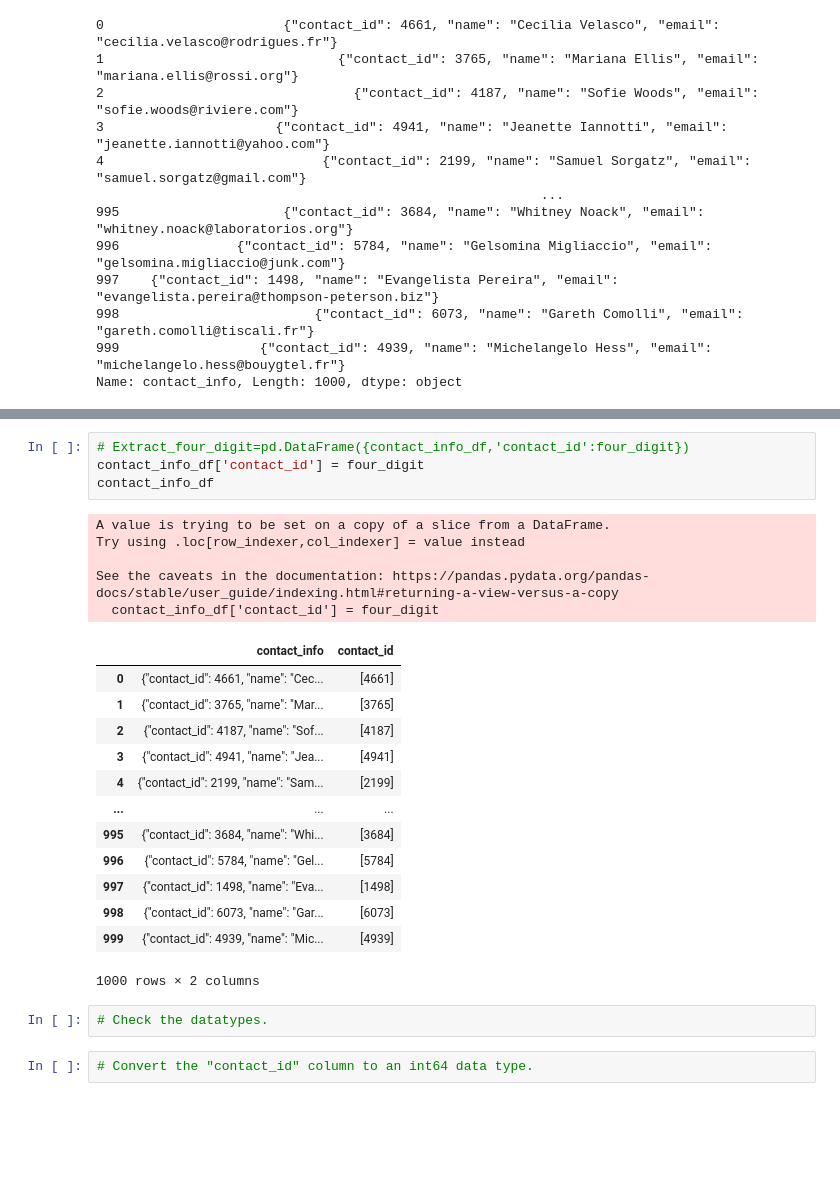
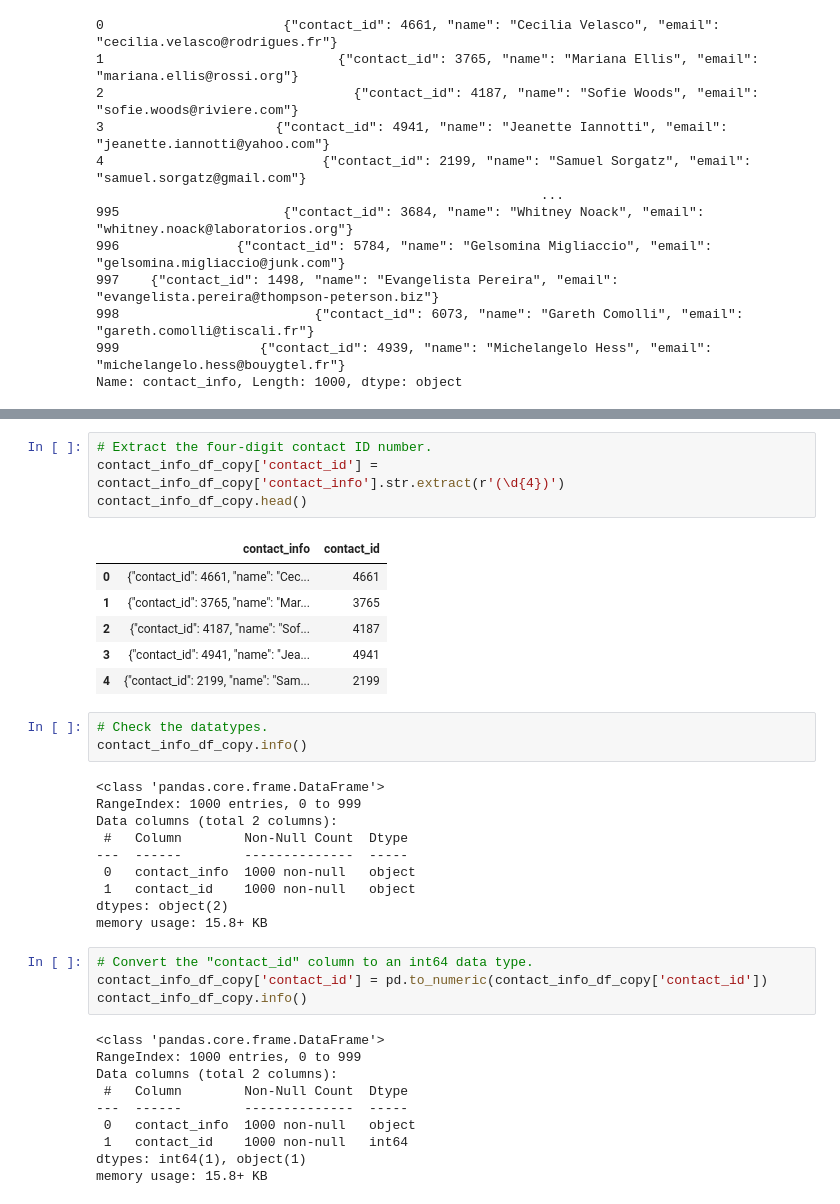
Before and after one commit to Sundakiy/Crowdfunding_ETL, a Jupyter notebook: Starter_Files/ETL_Mini_Project_Starter_Sakiyesi.ipynb, the cells around one changed output, grey strips where cells are left out. Drawn from its saved outputs; the diff is of its cells as text; blank space fills up the shorter version.

```diff
--- a/Starter_Files/ETL_Mini_Project_Starter_Sakiyesi.ipynb
+++ b/Starter_Files/ETL_Mini_Project_Starter_Sakiyesi.ipynb
@@ -529,29 +500,40 @@ four_digit
-# %%
-# Extract_four_digit=pd.DataFrame({contact_info_df,'contact_id':four_digit})
-contact_info_df['contact_id'] = four_digit
-contact_info_df
-# %% [output]
-A value is trying to be set on a copy of a slice from a DataFrame.
-Try using .loc[row_indexer,col_indexer] = value instead
-
-See the caveats in the documentation: https://pandas.pydata.org/pandas-docs/stable/user_guide/indexing.html#returning-a-view-versus-a-copy
-  contact_info_df['contact_id'] = four_digit
-|  | contact_info | contact_id |
-| 0 | {"contact_id": 4661, "name": "Cec... | [4661] |
-| 1 | {"contact_id": 3765, "name": "Mar... | [3765] |
-| 2 | {"contact_id": 4187, "name": "Sof... | [4187] |
-| 3 | {"contact_id": 4941, "name": "Jea... | [4941] |
-| 4 | {"contact_id": 2199, "name": "Sam... | [2199] |
-| ... | ... | ... |
-| 995 | {"contact_id": 3684, "name": "Whi... | [3684] |
-| 996 | {"contact_id": 5784, "name": "Gel... | [5784] |
-| 997 | {"contact_id": 1498, "name": "Eva... | [1498] |
-| 998 | {"contact_id": 6073, "name": "Gar... | [6073] |
-| 999 | {"contact_id": 4939, "name": "Mic... | [4939] |
-1000 rows × 2 columns
+# %%
+# Extract the four-digit contact ID number.
+contact_info_df_copy['contact_id'] = contact_info_df_copy['contact_info'].str.extract(r'(\d{4})')
+contact_info_df_copy.head()
+# %% [output]
+|  | contact_info | contact_id |
+| 0 | {"contact_id": 4661, "name": "Cec... | 4661 |
+| 1 | {"contact_id": 3765, "name": "Mar... | 3765 |
+| 2 | {"contact_id": 4187, "name": "Sof... | 4187 |
+| 3 | {"contact_id": 4941, "name": "Jea... | 4941 |
+| 4 | {"contact_id": 2199, "name": "Sam... | 2199 |
 # %%
 # Check the datatypes.
+contact_info_df_copy.info()
+# %% [output]
+<class 'pandas.core.frame.DataFrame'>
+RangeIndex: 1000 entries, 0 to 999
+Data columns (total 2 columns):
+ #   Column        Non-Null Count  Dtype
+---  ------        --------------  -----
+ 0   contact_info  1000 non-null   object
+ 1   contact_id    1000 non-null   object
+dtypes: object(2)
+memory usage: 15.8+ KB
 # %%
 # Convert the "contact_id" column to an int64 data type.
+contact_info_df_copy['contact_id'] = pd.to_numeric(contact_info_df_copy['contact_id'])
+contact_info_df_copy.info()
+# %% [output]
+<class 'pandas.core.frame.DataFrame'>
+RangeIndex: 1000 entries, 0 to 999
+Data columns (total 2 columns):
+ #   Column        Non-Null Count  Dtype
+---  ------        --------------  -----
+ 0   contact_info  1000 non-null   object
+ 1   contact_id    1000 non-null   int64
+dtypes: int64(1), object(1)
+memory usage: 15.8+ KB
 # %%
 # Extract the name of the contact and add it to a new column.
```
Also changed, not shown: parts of 8 cells of this notebook, 2 other files.
